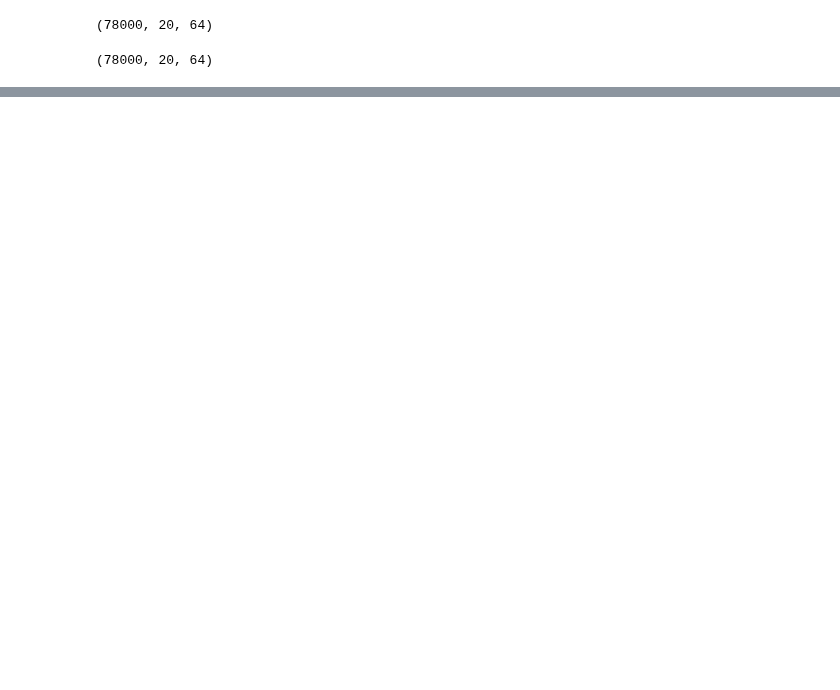
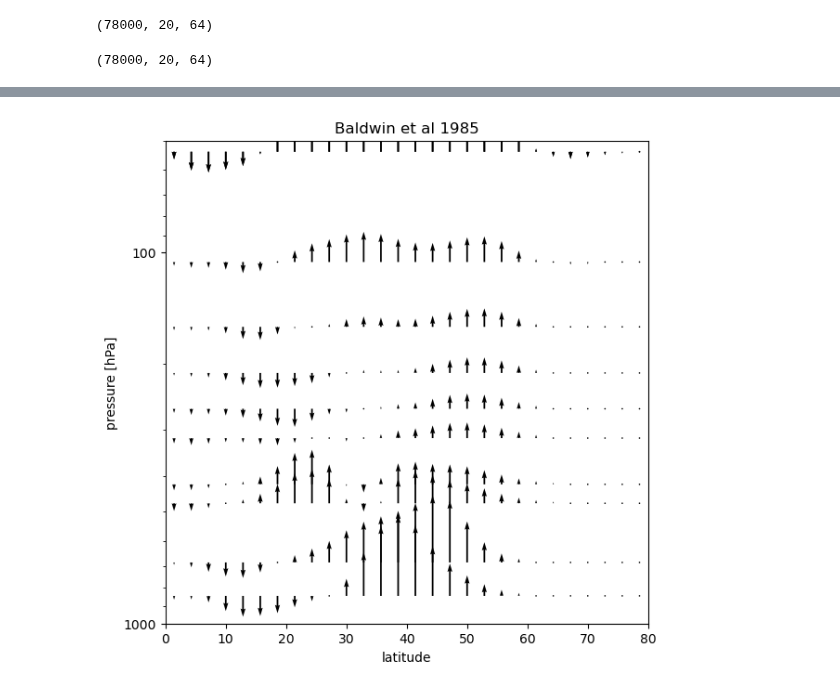
Before and after one commit to PeterChang1023/Moist_Dycore, a Jupyter notebook: EP_flux.ipynb, the cells around one changed output, grey strips where cells are left out. Saved outputs shown, nothing was run; the diff lists cells and outputs as text; code cells hidden in the pictures; blank space fills up the shorter version.

```diff
--- a/EP_flux.ipynb
+++ b/EP_flux.ipynb
@@ -1505,0 +1775,40 @@ Fk.shape
+# %%
+# fig,ax = plt.subplots()
+# set_size(5.2,5.2,ax)
+
+fig, ax = plt.subplots()
+set_size(5.2, 5.2, ax)
+# Reference method
+# Fx[method],Fy[method] = Baldwin(F_phi.sel(latitude=lat,level=pres, method='nearest'),F_p.sel(latitude=lat,level=pres, method='nearest'),xlim=[0,80])
+# ax.quiver(lat,pres,-Fx[method].mean(dim="time"),-Fy[method].mean(dim="time"),scale=3e9,**quiv_args)
+# Jucker (2020) method
+# print(f1)
+
+lat = np.linspace(-90, 90, Fj_pr0.shape[-1])
+lev = np.linspace(1000, 1, Fj_pr0.shape[-2])
+Fj_xr = xr.DataArray((Fj_pr50), dims=["level", "latitude"], coords={"level": lev, "latitude": lat})
+Fk_xr = xr.DataArray((Fk_pr50), dims=["level", "latitude"], coords={"level": lev, "latitude": lat})
+
+pres = np.array([50,70,100,150,200,250,300,400,500,700,850])
+lat_sel = lat[(lat >= 0) & (lat <= 80)]  # example range
+
+
+_, _ = ac.PlotEPfluxArrows(
+    Fj_xr.sel(latitude=lat_sel, method='nearest').latitude,
+    Fj_xr.sel(level=pres, method='nearest').level,
+    -Fj_xr.sel(latitude=lat_sel, level=pres, method='nearest'),
+    -Fk_xr.sel(latitude=lat_sel, level=pres, method='nearest'),
+    fig, ax,
+    xlim=[0, 80], ylim=[1000, 50], yscale='log'
+)
+
+
+ax.get_children()[1].set_facecolor('r')
+# if scale == 'linear':
+#     ax.invert_yaxis()
+plt.title('Baldwin et al 1985')
+ax.set_xlabel('latitude')
+ax.set_ylabel('pressure [hPa]')
+ax.yaxis.set_major_formatter(ticker.ScalarFormatter())
+# %% [output]
+[figure, added]
```
Also changed, not shown: parts of 15 cells of this notebook.
